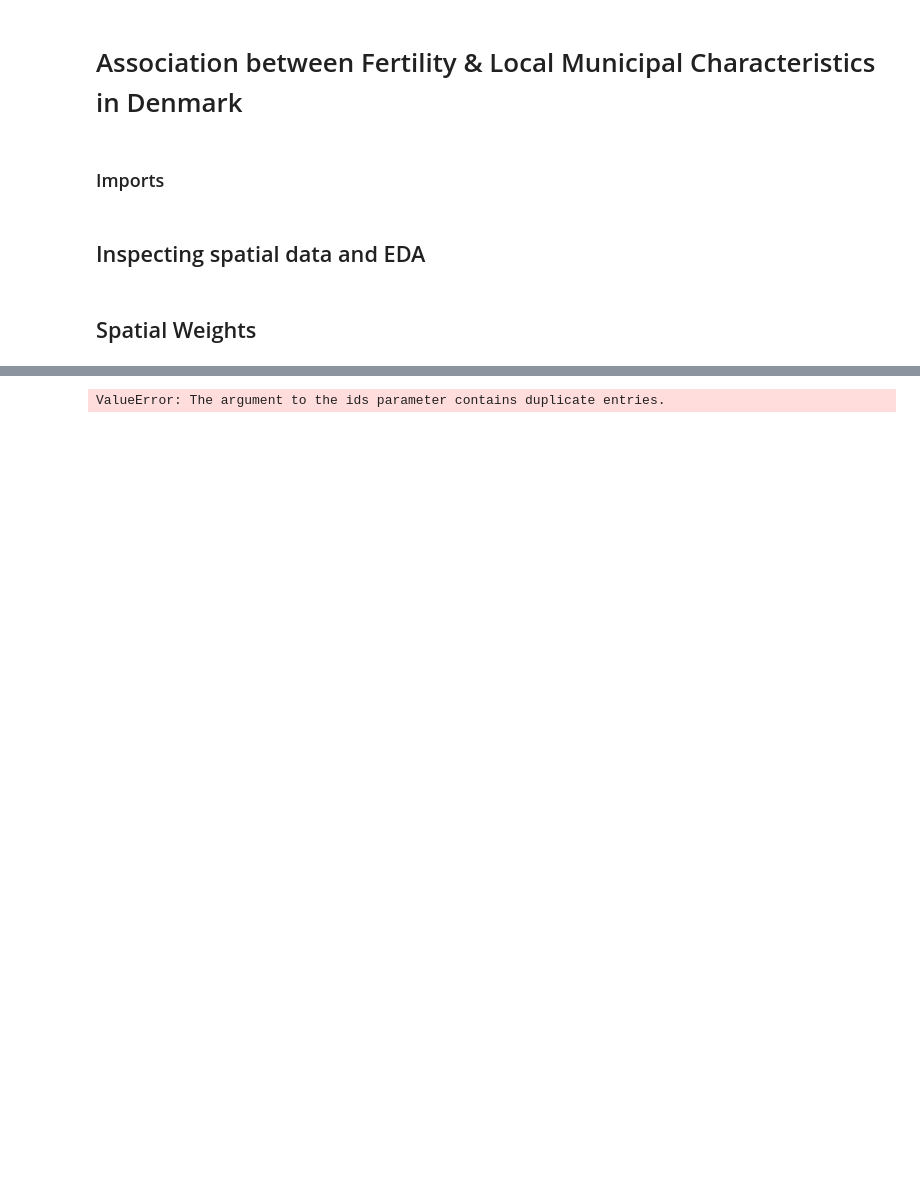
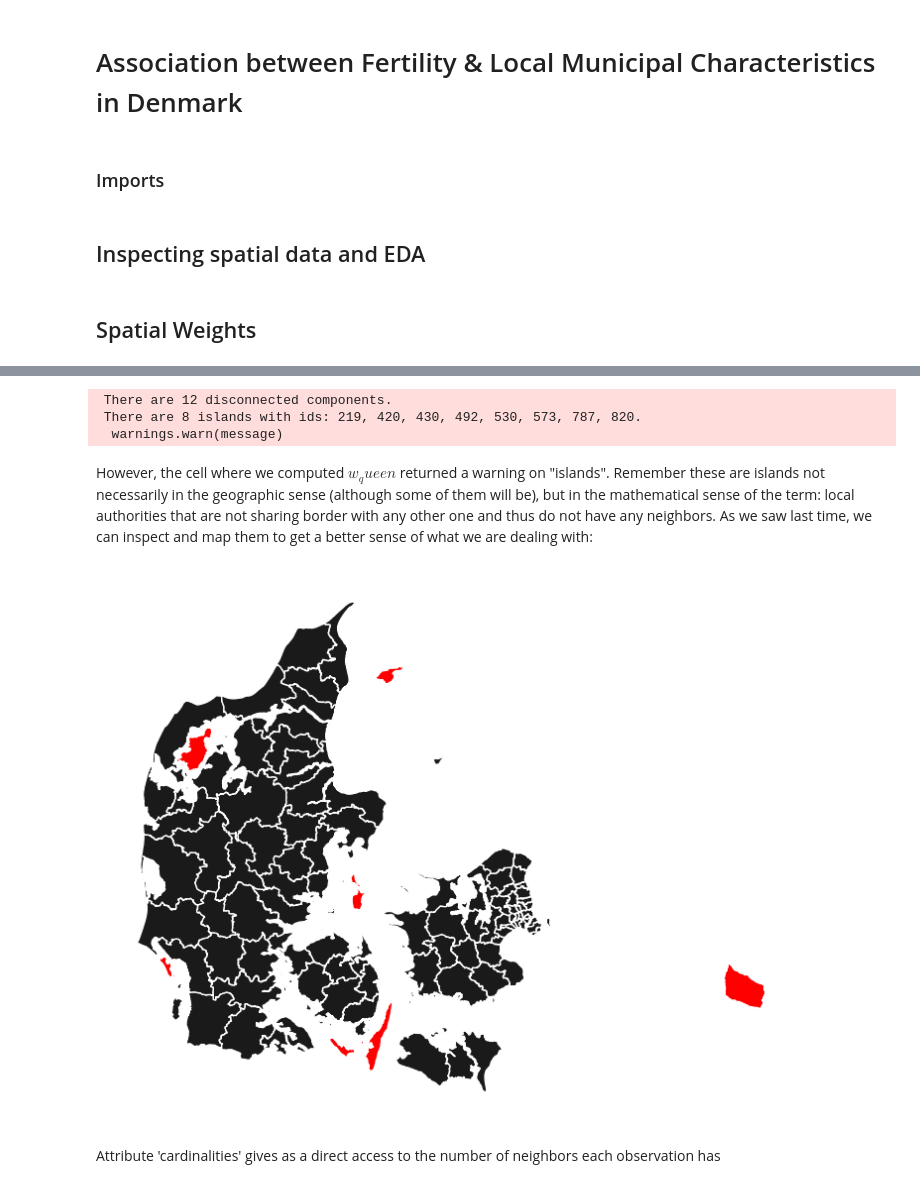
Before and after one commit to agnesutovaite/geospatial, a Jupyter notebook: project_notebook - Agne.ipynb, the cells around one changed output, grey strips where cells are left out. Saved outputs shown, nothing was run; the diff lists cells and outputs as text; code cells hidden in the pictures; blank space fills up the shorter version.

```diff
--- a/project_notebook - Agne.ipynb
+++ b/project_notebook - Agne.ipynb
@@ -15,6 +15,9 @@ warnings.filterwarnings("ignore", category=FutureWarning)
 # %%
 # load the saved GeoDataFrame from file
 gdf = gpd.read_file('Data/gdf.geojson')
+# %%
+# index gdf on the municipal_id
+gdf = gdf.set_index("municipal_id", drop=False)
 # %% [markdown]
 ## Inspecting spatial data and EDA
 # %% [markdown]
@@ -50,4 +61,16 @@ gdf.info
 # %%
-w_queen = weights.Queen.from_dataframe(gdf, idVariable="fer_rate")
+w_queen = weights.Queen.from_dataframe(gdf, idVariable="municipal_id")
 # %% [output]
-ValueError: The argument to the ids parameter contains duplicate entries.
+ There are 12 disconnected components.
+ There are 8 islands with ids: 219, 420, 430, 492, 530, 573, 787, 820.
+  warnings.warn(message)
+# %% [markdown]
+However, the cell where we computed $w_queen$ returned a warning on "islands". Remember these are islands not necessarily in the geographic sense (although some of them will be), but in the mathematical sense of the term: local authorities that are not sharing border with any other one and thus do not have any neighbors. As we saw last time, we can inspect and map them to get a better sense of what we are dealing with:
+# %%
+ax = gdf.plot(color='k', figsize=(9, 9))
+gdf.loc[w_queen.islands, :].plot(color='red', ax=ax)
+ax.set_axis_off()
+# %% [output]
+[figure, added]
+# %% [markdown]
+Attribute 'cardinalities' gives as a direct access to the number of neighbors each observation has
```
Also changed, not shown: parts of 11 cells of this notebook, 4 other files.
